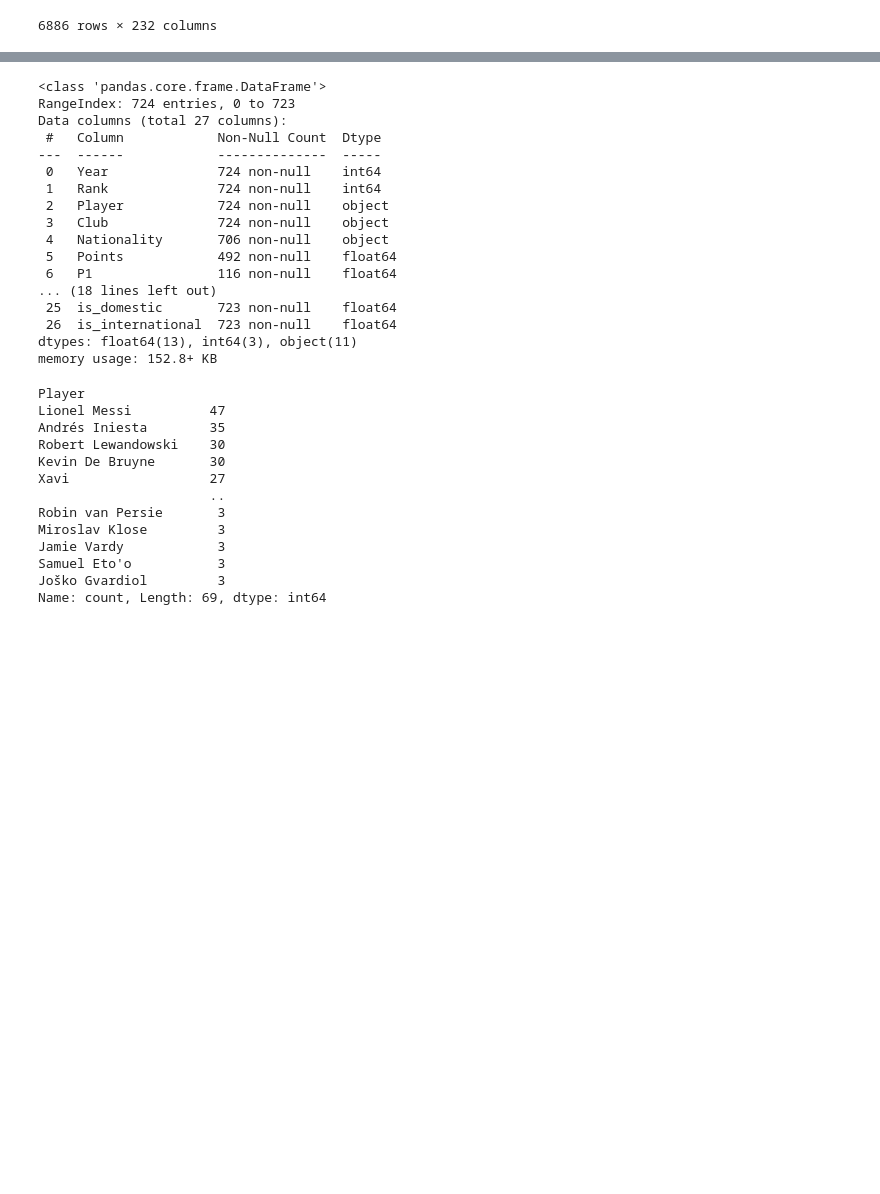
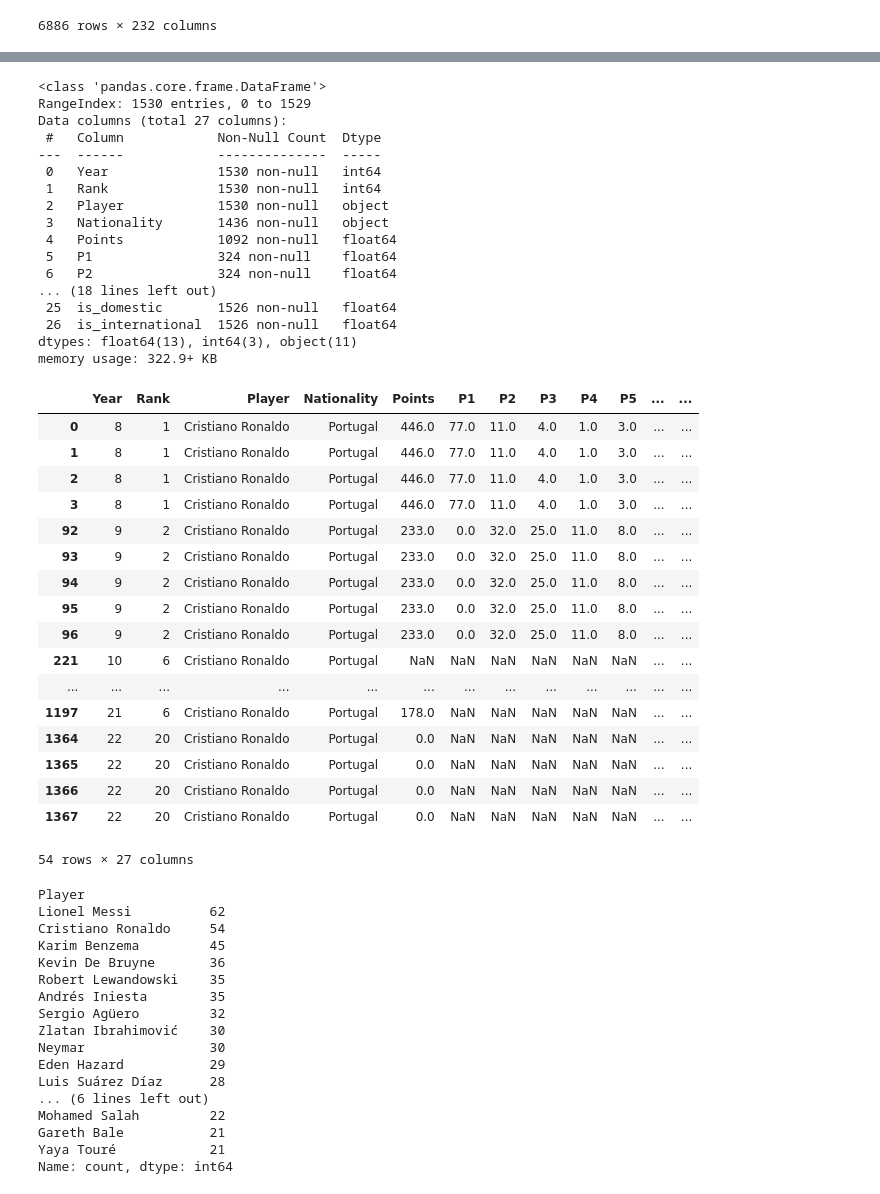
Before and after one commit to TheJarmanitor/outplayed, a Jupyter notebook: notebooks/tournament_exploratory.ipynb, the cells around one changed output, grey strips where cells are left out. Drawn from its saved outputs; the diff is of its cells as text; code cells hidden in the pictures; blank space fills up the shorter version.

```diff
--- a/notebooks/tournament_exploratory.ipynb
+++ b/notebooks/tournament_exploratory.ipynb
@@ -48,24 +66,45 @@ bdo_df.head()
 # %%
-df = pd.merge(bdo_df, stats_df, left_on=["Player", "Year", "Club"], right_on=["Player", "Season", "Club"]).drop(columns=["Second yellow cards"])
+df = pd.merge(bdo_df, stats_df, left_on=["Player", "Year"], right_on=["Player", "Season"]).drop(columns=["Second yellow cards"])
 df.info()
 # %% [output]
 <class 'pandas.core.frame.DataFrame'>
-RangeIndex: 724 entries, 0 to 723
+RangeIndex: 1530 entries, 0 to 1529
 Data columns (total 27 columns):
  #   Column            Non-Null Count  Dtype
 ---  ------            --------------  -----
- 0   Year              724 non-null    int64
- 1   Rank              724 non-null    int64
- 2   Player            724 non-null    object
- 3   Club              724 non-null    object
- 4   Nationality       706 non-null    object
- 5   Points            492 non-null    float64
- 6   P1                116 non-null    float64
+ 0   Year              1530 non-null   int64
+ 1   Rank              1530 non-null   int64
+ 2   Player            1530 non-null   object
+ 3   Nationality       1436 non-null   object
+ 4   Points            1092 non-null   float64
+ 5   P1                324 non-null    float64
+ 6   P2                324 non-null    float64
 ... (18 lines left out)
- 25  is_domestic       723 non-null    float64
- 26  is_international  723 non-null    float64
+ 25  is_domestic       1526 non-null   float64
+ 26  is_international  1526 non-null   float64
 dtypes: float64(13), int64(3), object(11)
-memory usage: 152.8+ KB
+memory usage: 322.9+ KB
+# %%
+df[df["Player"] == "Cristiano Ronaldo"]
+# %% [output]
+|  | Year | Rank | Player | Nationality | Points | P1 | P2 | P3 | P4 | P5 | ... | ... |
+| 0 | 8 | 1 | Cristiano Ronaldo | Portugal | 446.0 | 77.0 | 11.0 | 4.0 | 1.0 | 3.0 | ... | ... |
+| 1 | 8 | 1 | Cristiano Ronaldo | Portugal | 446.0 | 77.0 | 11.0 | 4.0 | 1.0 | 3.0 | ... | ... |
+| 2 | 8 | 1 | Cristiano Ronaldo | Portugal | 446.0 | 77.0 | 11.0 | 4.0 | 1.0 | 3.0 | ... | ... |
+| 3 | 8 | 1 | Cristiano Ronaldo | Portugal | 446.0 | 77.0 | 11.0 | 4.0 | 1.0 | 3.0 | ... | ... |
+| 92 | 9 | 2 | Cristiano Ronaldo | Portugal | 233.0 | 0.0 | 32.0 | 25.0 | 11.0 | 8.0 | ... | ... |
+| 93 | 9 | 2 | Cristiano Ronaldo | Portugal | 233.0 | 0.0 | 32.0 | 25.0 | 11.0 | 8.0 | ... | ... |
+| 94 | 9 | 2 | Cristiano Ronaldo | Portugal | 233.0 | 0.0 | 32.0 | 25.0 | 11.0 | 8.0 | ... | ... |
+| 95 | 9 | 2 | Cristiano Ronaldo | Portugal | 233.0 | 0.0 | 32.0 | 25.0 | 11.0 | 8.0 | ... | ... |
+| 96 | 9 | 2 | Cristiano Ronaldo | Portugal | 233.0 | 0.0 | 32.0 | 25.0 | 11.0 | 8.0 | ... | ... |
+| 221 | 10 | 6 | Cristiano Ronaldo | Portugal | NaN | NaN | NaN | NaN | NaN | NaN | ... | ... |
+| ... | ... | ... | ... | ... | ... | ... | ... | ... | ... | ... | ... | ... |
+| 1197 | 21 | 6 | Cristiano Ronaldo | Portugal | 178.0 | NaN | NaN | NaN | NaN | NaN | ... | ... |
+| 1364 | 22 | 20 | Cristiano Ronaldo | Portugal | 0.0 | NaN | NaN | NaN | NaN | NaN | ... | ... |
+| 1365 | 22 | 20 | Cristiano Ronaldo | Portugal | 0.0 | NaN | NaN | NaN | NaN | NaN | ... | ... |
+| 1366 | 22 | 20 | Cristiano Ronaldo | Portugal | 0.0 | NaN | NaN | NaN | NaN | NaN | ... | ... |
+| 1367 | 22 | 20 | Cristiano Ronaldo | Portugal | 0.0 | NaN | NaN | NaN | NaN | NaN | ... | ... |
+54 rows × 27 columns
 # %%
 df = df.replace('-', 0)
 for col in df.columns:
@@ -75,21 +114,25 @@ for col in df.columns:
         continue
 df["Minutes played"] = df['Minutes played'].str.removesuffix("'").astype("float")
 # %%
-df["Player"].value_counts()
+df["Player"].value_counts().head(20)
 # %% [output]
 Player
-Lionel Messi          47
+Lionel Messi          62
+Cristiano Ronaldo     54
+Karim Benzema         45
+Kevin De Bruyne       36
+Robert Lewandowski    35
 Andrés Iniesta        35
-Robert Lewandowski    30
-Kevin De Bruyne       30
-Xavi                  27
-                      ..
-Robin van Persie       3
-Miroslav Klose         3
-Jamie Vardy            3
-Samuel Eto'o           3
-Joško Gvardiol         3
-Name: count, Length: 69, dtype: int64
+Sergio Agüero         32
+Zlatan Ibrahimović    30
+Neymar                30
+Eden Hazard           29
+Luis Suárez Díaz      28
+... (6 lines left out)
+Mohamed Salah         22
+Gareth Bale           21
+Yaya Touré            21
+Name: count, dtype: int64
 # %%
 for competition in df["Competition"].unique():
     df[f"{competition.replace(' ', '_')}_appearances"] = df[df["Competition"]== competition]["Appearances"].fillna(0)
```
Also changed, not shown: parts of 7 cells of this notebook, 1 other file.
